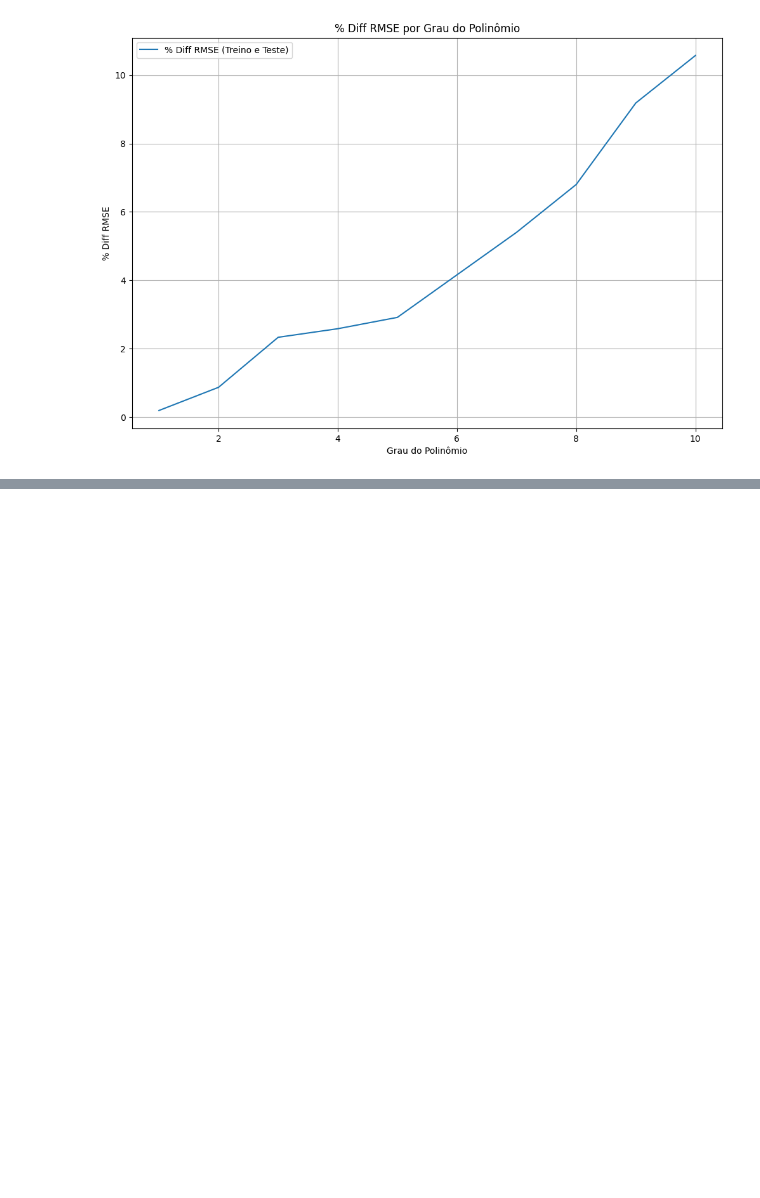
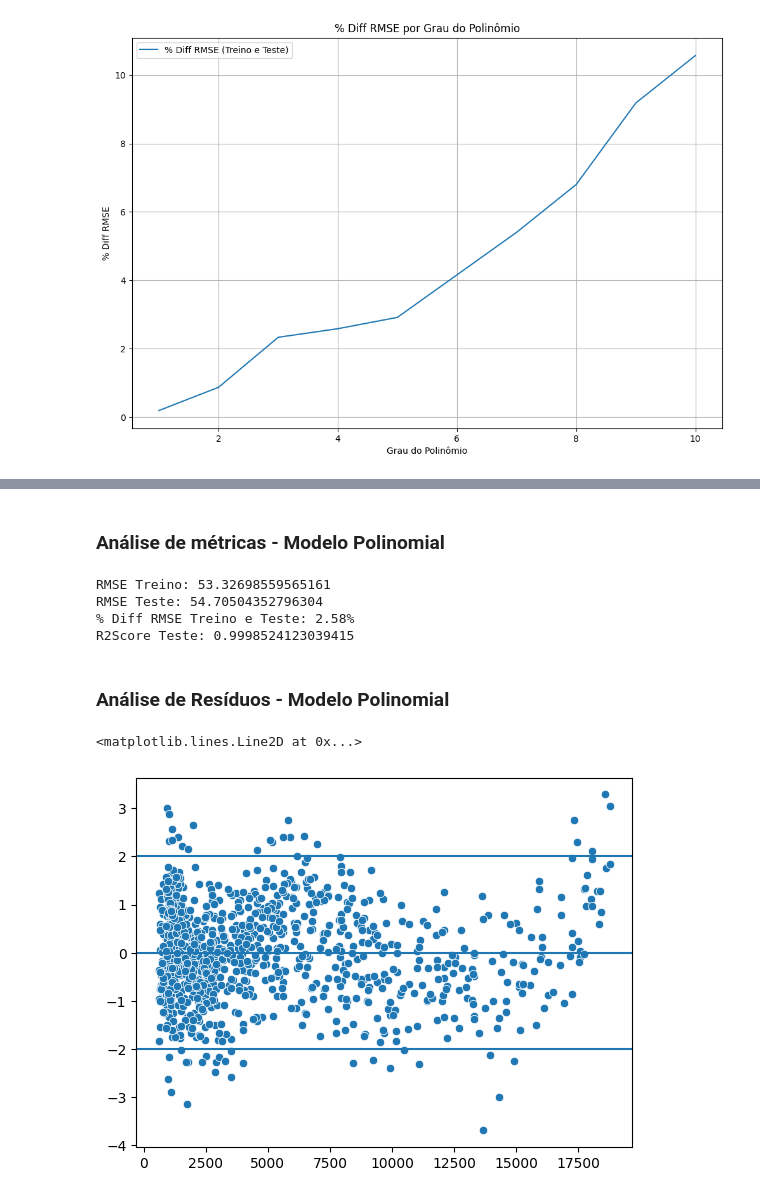
Before and after one commit to andremanesco/polynomial_regression, a Jupyter notebook: modelo_salario.ipynb, the cells around one changed output, grey strips where cells are left out. Cells and saved outputs as stored; diff of their text form; code cells hidden in the pictures; blank space fills up the shorter version.

Commit message:
model metrics and validation

```diff
--- a/modelo_salario.ipynb
+++ b/modelo_salario.ipynb
@@ -330,7 +330,8 @@ array(['tempo_na_empresa', 'nivel_na_empresa', 'tempo_na_empresa^2',
 # %%
 # Bloco para treinamento do Modelo
 
-graus_polynomial = [1, 2, 3, 4, 5, 7, 8, 9, 10]
+#graus_polynomial = [1, 2, 3, 4, 5, 7, 8, 9, 10]
+graus_polynomial = [4]
 
 rmse_train_values = []
 rmse_test_values = []
@@ -447,0 +455,31 @@ plt.show()
+# %% [markdown]
+### Análise de métricas - Modelo Polinomial
+# %%
+# Métricas
+print(f'RMSE Treino: {rmse_train_final}')
+print(f'RMSE Teste: {rmse_test_final}')
+print(f'% Diff RMSE Treino e Teste: {percentual_rmse_final:.2f}%')
+print(f'R2Score Teste: {r2score_test_final}')
+# %% [output]
+RMSE Treino: 53.32698559565161
+RMSE Teste: 54.70504352796304
+% Diff RMSE Treino e Teste: 2.58%
+R2Score Teste: 0.9998524123039415
+# %% [markdown]
+### Análise de Resíduos - Modelo Polinomial
+# %%
+# Transformar os resíduos na escala padrão através do método z-score
+from scipy.stats import zscore
+
+residuos_std = zscore(residuos)
+# %%
+# Verificar Linearidade dos resíduos: Valores entre -2 e +2 na escala padrão
+# Verificar Homocedasticidade: Valores em torno da reta sem nenhuma tendência ou formato
+
+sns.scatterplot(x=y_pred_total, y=residuos_std)
+plt.axhline(y=0)
+plt.axhline(y=-2)
+plt.axhline(y=2)
+# %% [output]
+<matplotlib.lines.Line2D at 0x...>
+[figure, added]
```
Also changed, not shown: parts of 9 cells of this notebook.
